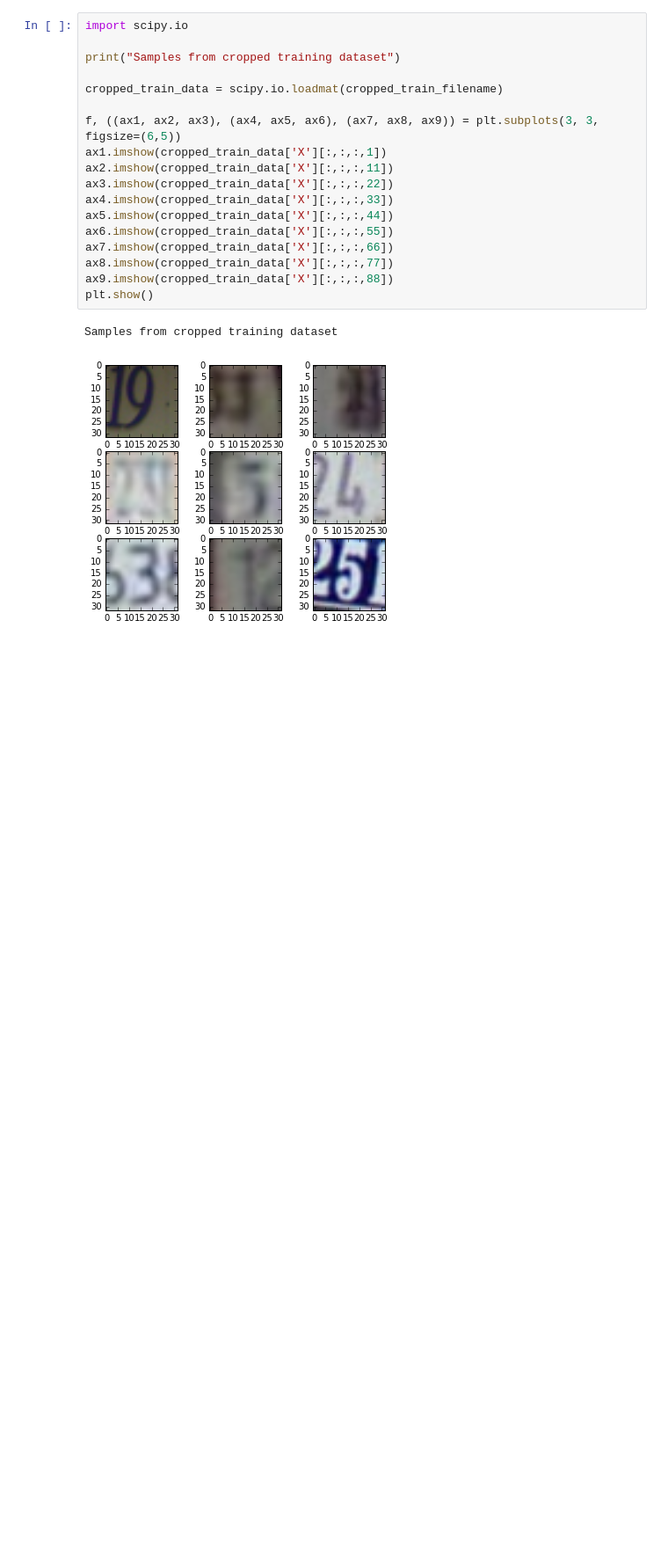
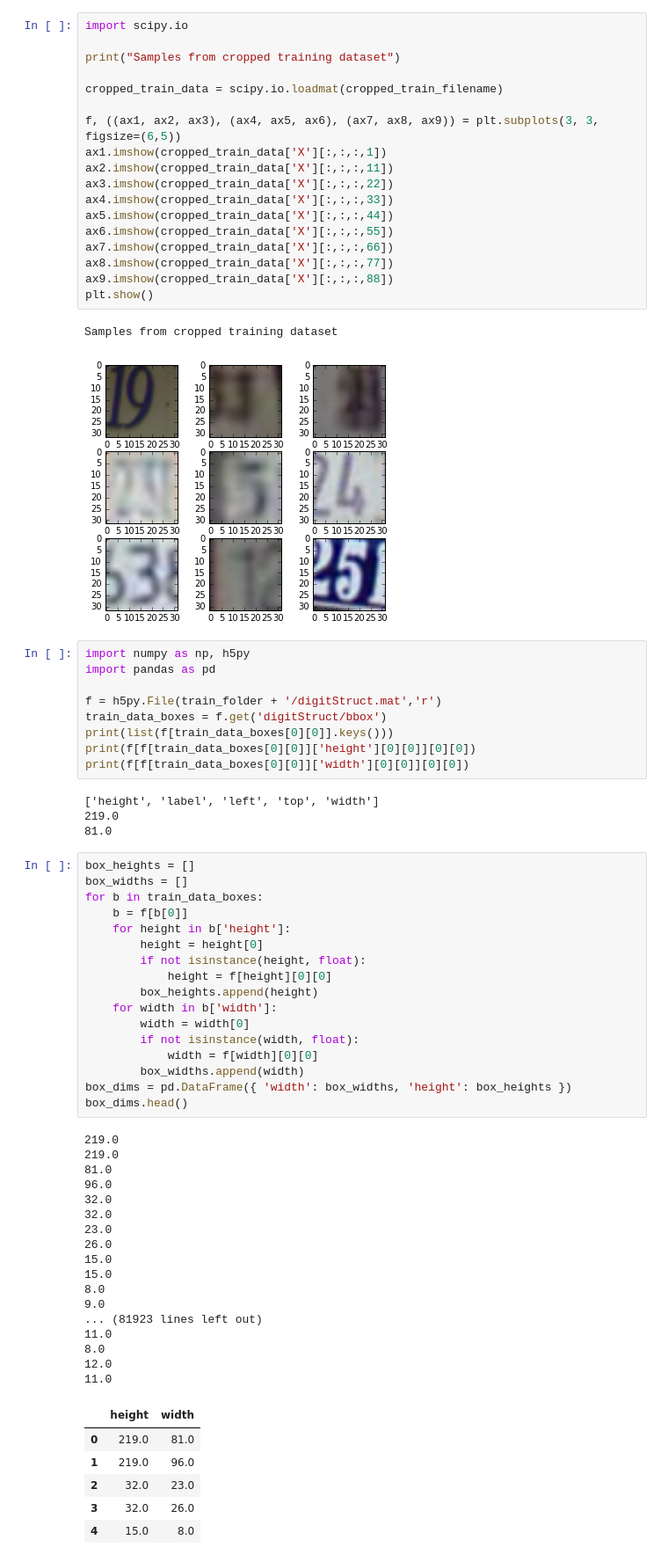
Before and after one commit to FedorSulaev/DeepLearningCameraApp, a Jupyter notebook: data_exploration.ipynb, the cells around one changed output. Shown at 88% size. Cells and saved outputs as stored; diff of their text form; blank space fills up the shorter version.

Commit message:
feat: Exploration of data structure for digitStruct dataset

```diff
--- a/data_exploration.ipynb
+++ b/data_exploration.ipynb
@@ -111,3 +111,57 @@ plt.show()
 # %% [output]
 Samples from cropped training dataset
 [figure]
+# %%
+import numpy as np, h5py
+import pandas as pd
+
+f = h5py.File(train_folder + '/digitStruct.mat','r')
+train_data_boxes = f.get('digitStruct/bbox')
+print(list(f[train_data_boxes[0][0]].keys()))
+print(f[f[train_data_boxes[0][0]]['height'][0][0]][0][0])
+print(f[f[train_data_boxes[0][0]]['width'][0][0]][0][0])
+# %% [output]
+['height', 'label', 'left', 'top', 'width']
+219.0
+81.0
+# %%
+box_heights = []
+box_widths = []
+for b in train_data_boxes:
+    b = f[b[0]]
+    for height in b['height']:
+        height = height[0]
+        if not isinstance(height, float):
+            height = f[height][0][0]
+        box_heights.append(height)
+    for width in b['width']:
+        width = width[0]
+        if not isinstance(width, float):
+            width = f[width][0][0]
+        box_widths.append(width)
+box_dims = pd.DataFrame({ 'width': box_widths, 'height': box_heights })
+box_dims.head()
+# %% [output]
+219.0
+219.0
+81.0
+96.0
+32.0
+32.0
+23.0
+26.0
+15.0
+15.0
+8.0
+9.0
+... (81923 lines left out)
+11.0
+8.0
+12.0
+11.0
+|  | height | width |
+| 0 | 219.0 | 81.0 |
+| 1 | 219.0 | 96.0 |
+| 2 | 32.0 | 23.0 |
+| 3 | 32.0 | 26.0 |
+| 4 | 15.0 | 8.0 |
```
